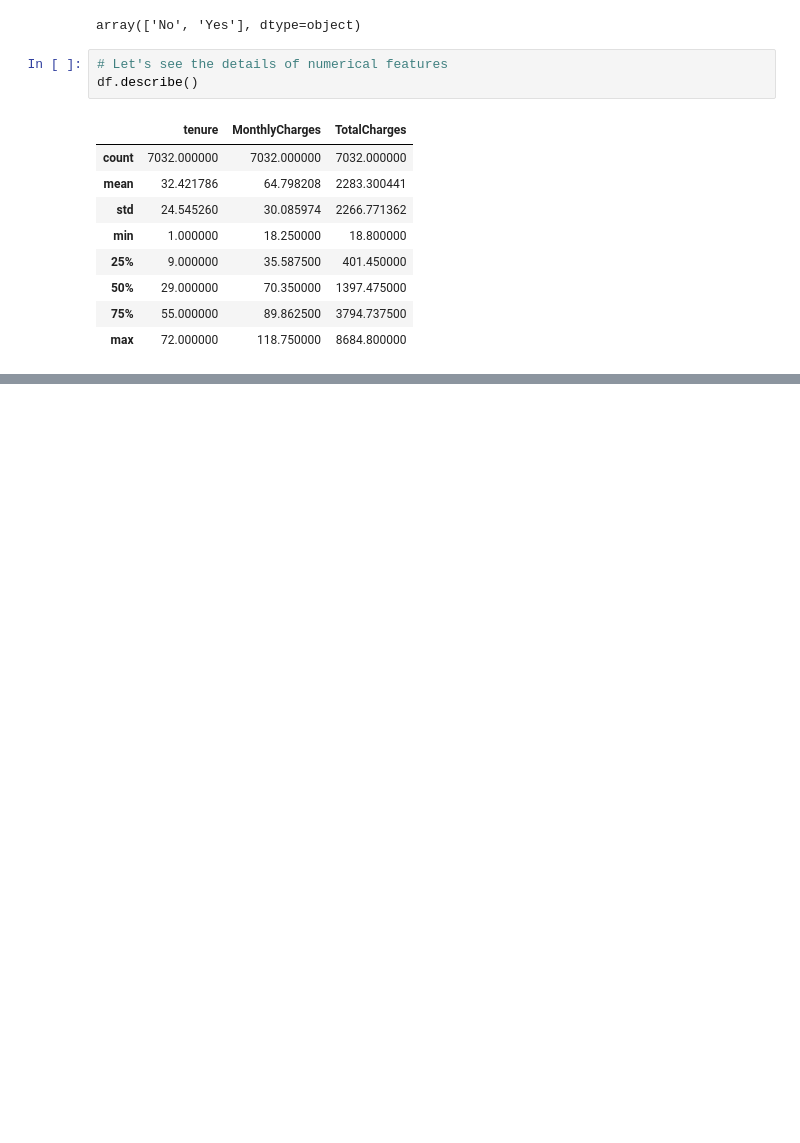
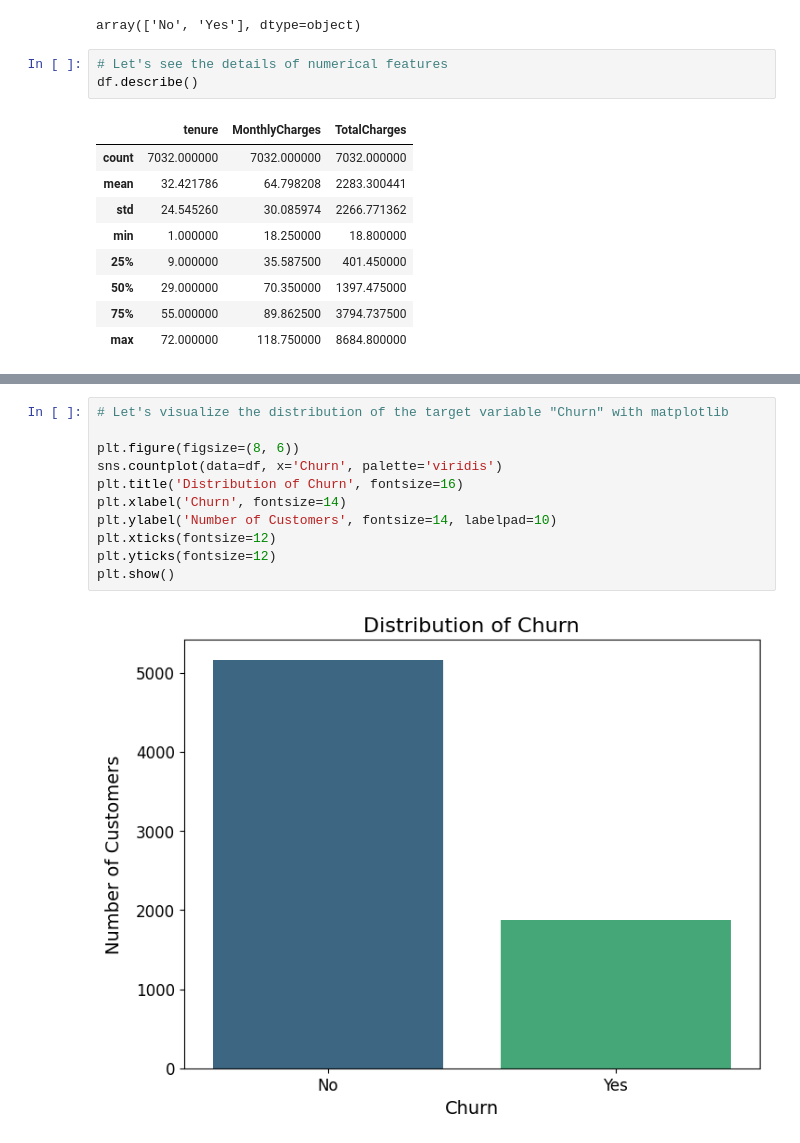
Before and after one commit to CoderCnc/ChurnPrediction, a Jupyter notebook: code.ipynb, the cells around one changed output, grey strips where cells are left out. Drawn from its saved outputs; the diff is of its cells as text; blank space fills up the shorter version.

Commit message:
Started Data Visualisation

```diff
--- a/code.ipynb
+++ b/code.ipynb
@@ -179,0 +218,13 @@ df.describe()
+# %%
+# Let's visualize the distribution of the target variable "Churn" with matplotlib
+
+plt.figure(figsize=(8, 6))
+sns.countplot(data=df, x='Churn', palette='viridis')
+plt.title('Distribution of Churn', fontsize=16)
+plt.xlabel('Churn', fontsize=14)
+plt.ylabel('Number of Customers', fontsize=14, labelpad=10)
+plt.xticks(fontsize=12)
+plt.yticks(fontsize=12)
+plt.show()
+# %% [output]
+[figure, added]
```
Also changed, not shown: parts of 13 cells of this notebook.
